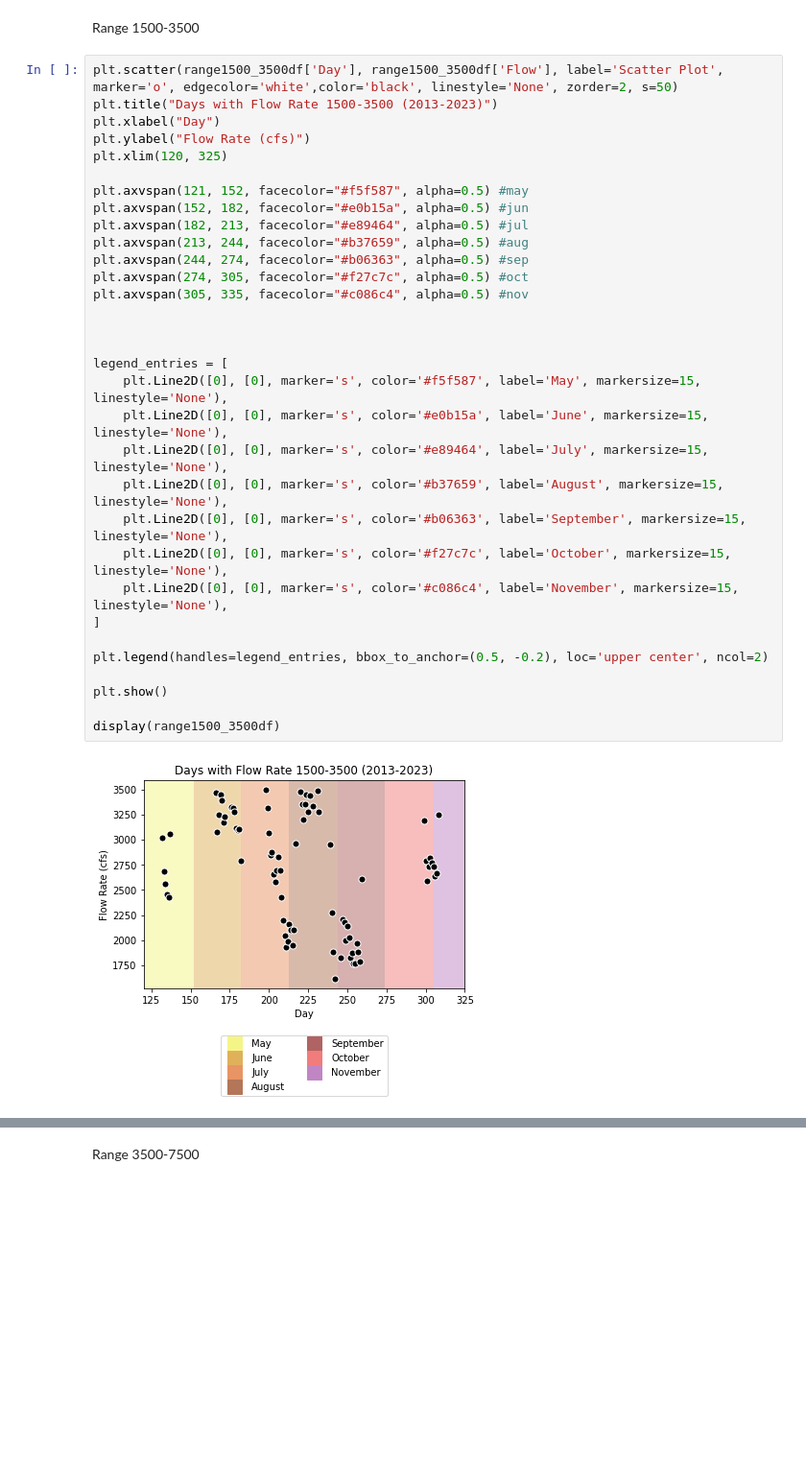
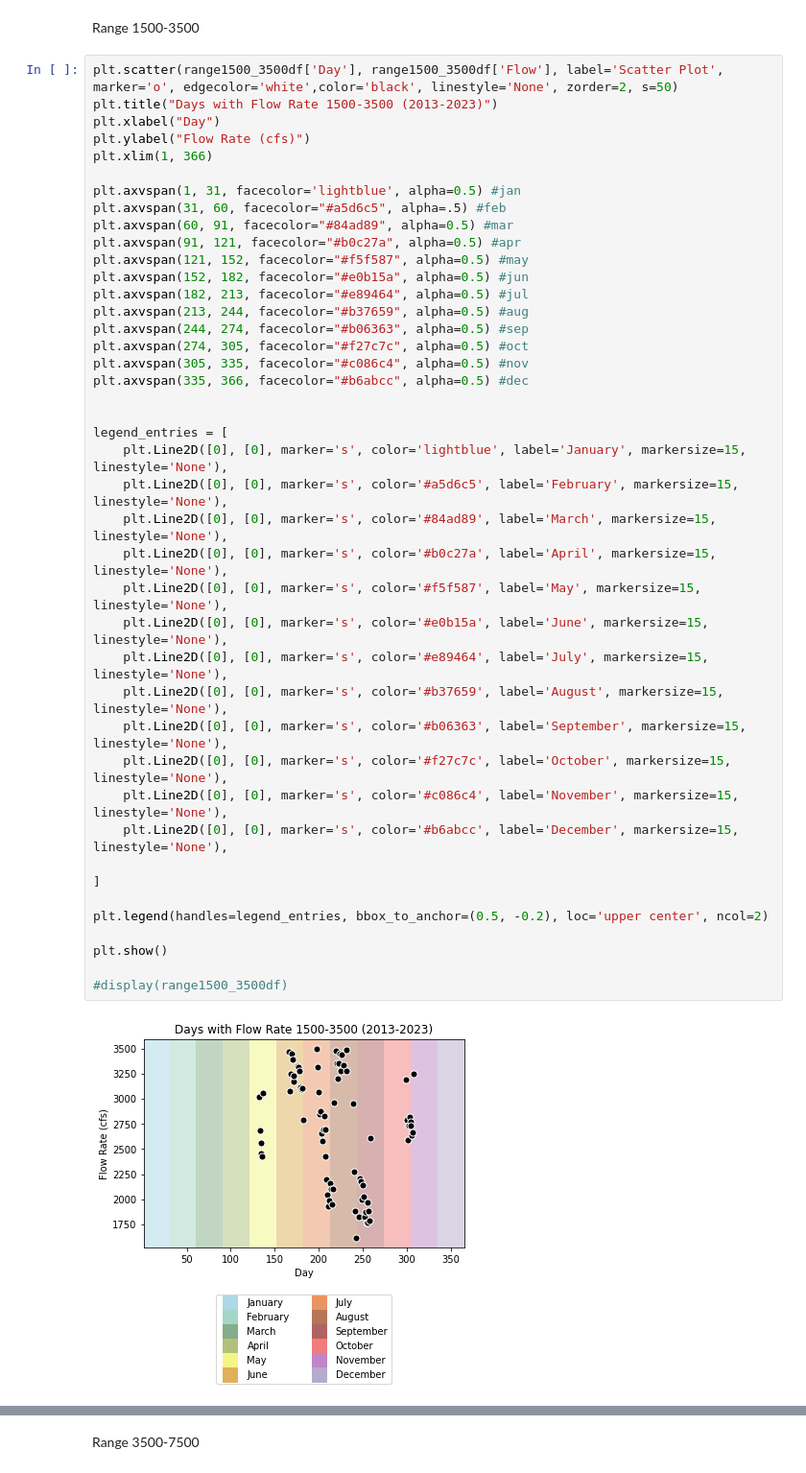
Before and after one commit to annahollandkeener/L-D2, a Jupyter notebook: L&D.ipynb, the cells around one changed output, grey strips where cells are left out. Shown at 96% size. Cells and saved outputs as stored; diff of their text form; blank space fills up the shorter version.

```diff
--- a/L&D.ipynb
+++ b/L&D.ipynb
@@ -129,34 +137,44 @@ Range 1500-3500
 # %%
 plt.scatter(range1500_3500df['Day'], range1500_3500df['Flow'], label='Scatter Plot', marker='o', edgecolor='white',color='black', linestyle='None', zorder=2, s=50)
 plt.title("Days with Flow Rate 1500-3500 (2013-2023)")
 plt.xlabel("Day")
 plt.ylabel("Flow Rate (cfs)")
-plt.xlim(120, 325)
+plt.xlim(1, 366)
 
+plt.axvspan(1, 31, facecolor='lightblue', alpha=0.5) #jan
+plt.axvspan(31, 60, facecolor="#a5d6c5", alpha=.5) #feb
+plt.axvspan(60, 91, facecolor="#84ad89", alpha=0.5) #mar
+plt.axvspan(91, 121, facecolor="#b0c27a", alpha=0.5) #apr
 plt.axvspan(121, 152, facecolor="#f5f587", alpha=0.5) #may
 plt.axvspan(152, 182, facecolor="#e0b15a", alpha=0.5) #jun
 plt.axvspan(182, 213, facecolor="#e89464", alpha=0.5) #jul
 plt.axvspan(213, 244, facecolor="#b37659", alpha=0.5) #aug
 plt.axvspan(244, 274, facecolor="#b06363", alpha=0.5) #sep
 plt.axvspan(274, 305, facecolor="#f27c7c", alpha=0.5) #oct
 plt.axvspan(305, 335, facecolor="#c086c4", alpha=0.5) #nov
-
+plt.axvspan(335, 366, facecolor="#b6abcc", alpha=0.5) #dec
 
 
 legend_entries = [
+    plt.Line2D([0], [0], marker='s', color='lightblue', label='January', markersize=15, linestyle='None'),
+    plt.Line2D([0], [0], marker='s', color='#a5d6c5', label='February', markersize=15, linestyle='None'),
+    plt.Line2D([0], [0], marker='s', color='#84ad89', label='March', markersize=15, linestyle='None'),
+    plt.Line2D([0], [0], marker='s', color='#b0c27a', label='April', markersize=15, linestyle='None'),
     plt.Line2D([0], [0], marker='s', color='#f5f587', label='May', markersize=15, linestyle='None'),
     plt.Line2D([0], [0], marker='s', color='#e0b15a', label='June', markersize=15, linestyle='None'),
     plt.Line2D([0], [0], marker='s', color='#e89464', label='July', markersize=15, linestyle='None'),
     plt.Line2D([0], [0], marker='s', color='#b37659', label='August', markersize=15, linestyle='None'),
     plt.Line2D([0], [0], marker='s', color='#b06363', label='September', markersize=15, linestyle='None'),
     plt.Line2D([0], [0], marker='s', color='#f27c7c', label='October', markersize=15, linestyle='None'),
     plt.Line2D([0], [0], marker='s', color='#c086c4', label='November', markersize=15, linestyle='None'),
+    plt.Line2D([0], [0], marker='s', color='#b6abcc', label='December', markersize=15, linestyle='None'),
+
 ]
 
 plt.legend(handles=legend_entries, bbox_to_anchor=(0.5, -0.2), loc='upper center', ncol=2)
 
 plt.show()
 
-display(range1500_3500df)
+#display(range1500_3500df)
 # %% [output]
-[figure, old version]
+[figure, new version]
```
Also changed, not shown: parts of 7 cells of this notebook.
